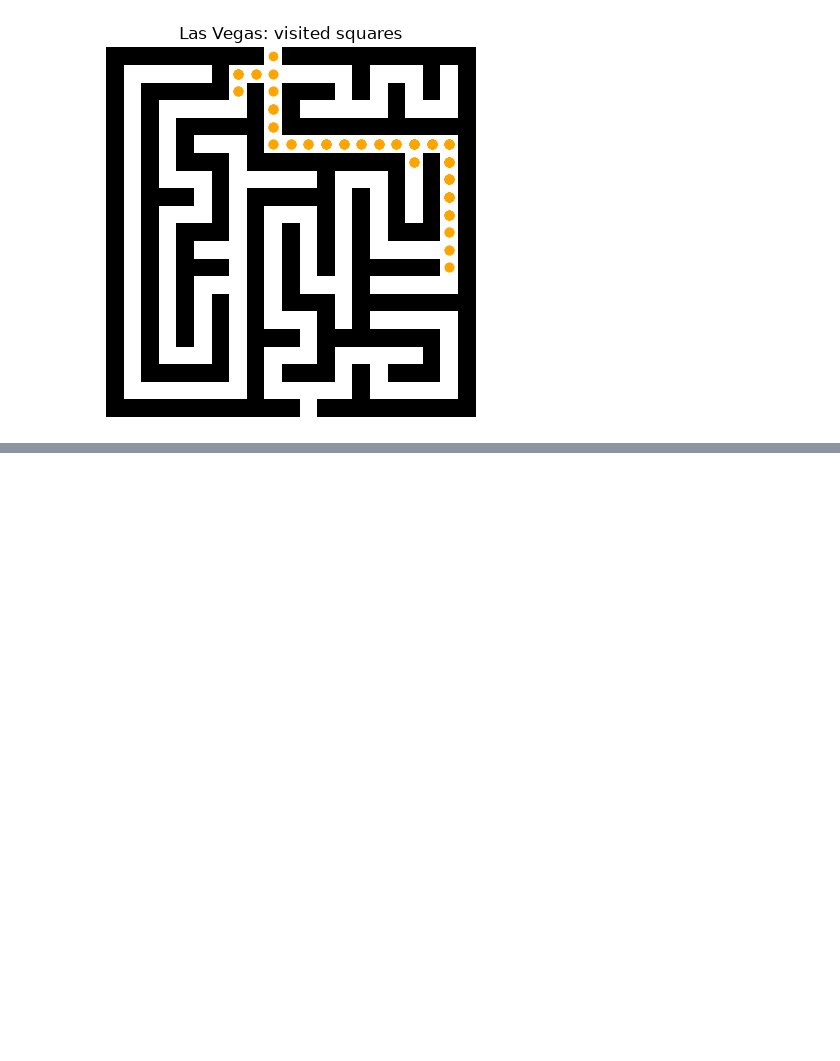
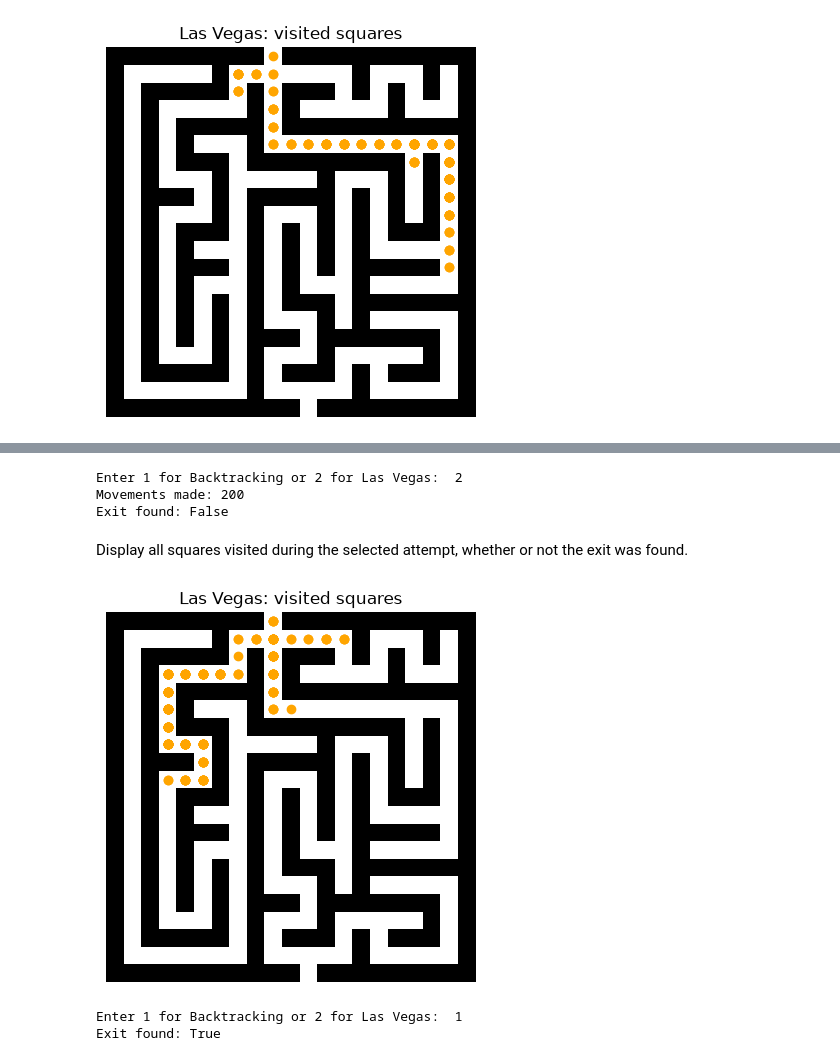
Before and after one commit to janadatatech/dsa2-coursework, a Jupyter notebook: Q1_maze.ipynb, the cells around one changed output, grey strips where cells are left out. Drawn from its saved outputs; the diff is of its cells as text; code cells hidden in the pictures; blank space fills up the shorter version.

Commit message:
Add solver selection for the user interface and display results for both options

```diff
--- a/Q1_maze.ipynb
+++ b/Q1_maze.ipynb
@@ -492,0 +499,61 @@ plt.show()
+# %%
+choice = input("Enter 1 for Backtracking or 2 for Las Vegas: ")
+
+while choice != "1" and choice != "2":
+    choice = input("Please enter 1 or 2: ")
+if choice == "1":
+    chosen_visited = []
+    chosen_path = []
+
+    chosen_success = solve_backtracking(
+        maze, entrance, exit_position, chosen_visited, chosen_path
+    )
+    title = "Backtracking: visited squares"
+else:
+    chosen_success, chosen_visited, chosen_steps = solve_las_vegas(
+        maze, entrance, exit_position
+    )
+    title = "Las Vegas: visited squares"
+    print("Movements made:", chosen_steps)
+
+print("Exit found:", chosen_success)
+# %% [output]
+Enter 1 for Backtracking or 2 for Las Vegas:  2
+Movements made: 200
+Exit found: False
+# %% [markdown]
+Display all squares visited during the selected attempt, whether or not the exit was found.
+# %%
+plt.imshow(maze, cmap="gray_r", vmin=0, vmax=1)
+
+for row, column in chosen_visited:
+    plt.scatter(column, row, color="orange")
+plt.title(title)
+plt.axis("off")
+plt.show()
+# %% [output]
+[figure, added]
+# %%
+choice = input("Enter 1 for Backtracking or 2 for Las Vegas: ")
+
+while choice != "1" and choice != "2":
+    choice = input("Please enter 1 or 2: ")
+if choice == "1":
+    chosen_visited = []
+    chosen_path = []
+
+    chosen_success = solve_backtracking(
+        maze, entrance, exit_position, chosen_visited, chosen_path
+    )
+    title = "Backtracking: visited squares"
+else:
+    chosen_success, chosen_visited, chosen_steps = solve_las_vegas(
+        maze, entrance, exit_position
+    )
+    title = "Las Vegas: visited squares"
+    print("Movements made:", chosen_steps)
+
+print("Exit found:", chosen_success)
+# %% [output]
+Enter 1 for Backtracking or 2 for Las Vegas:  1
+Exit found: True
```
Also changed, not shown: parts of 4 cells of this notebook.
